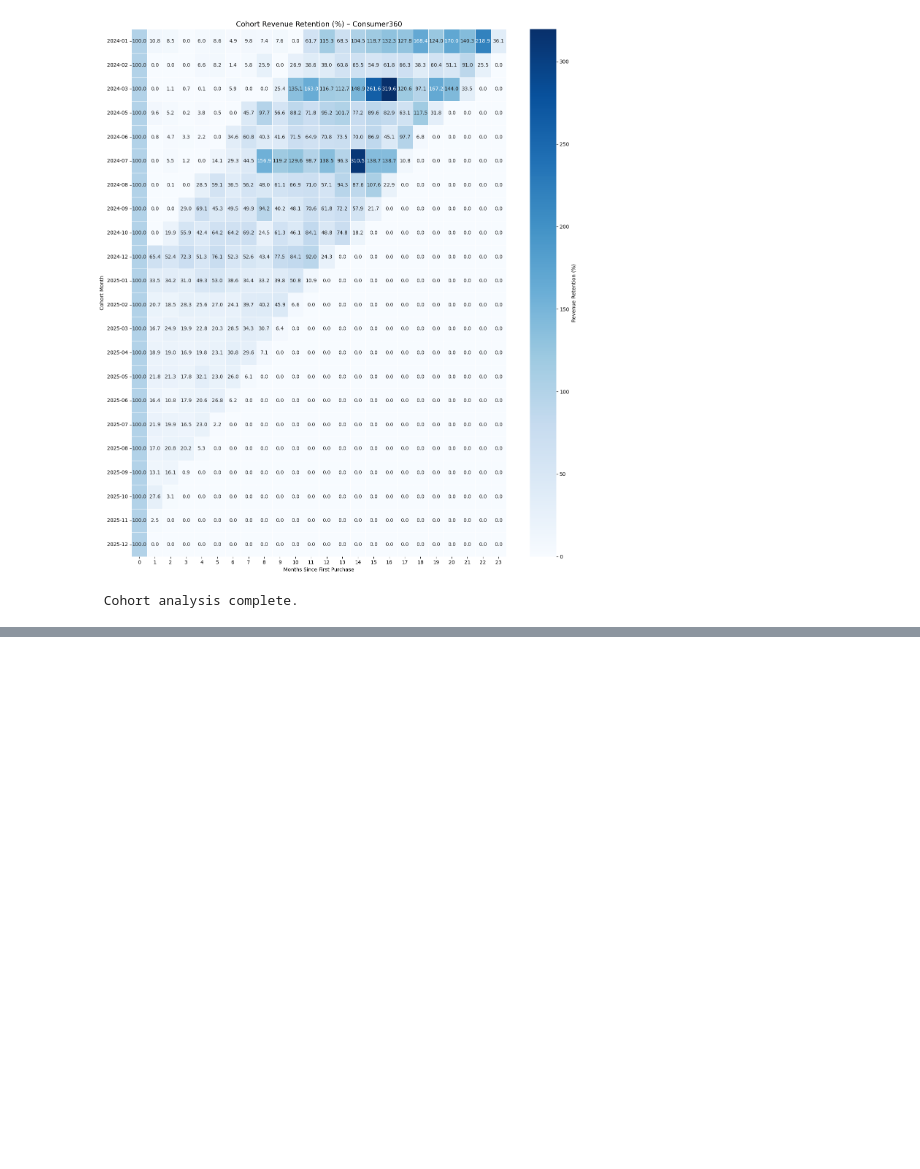
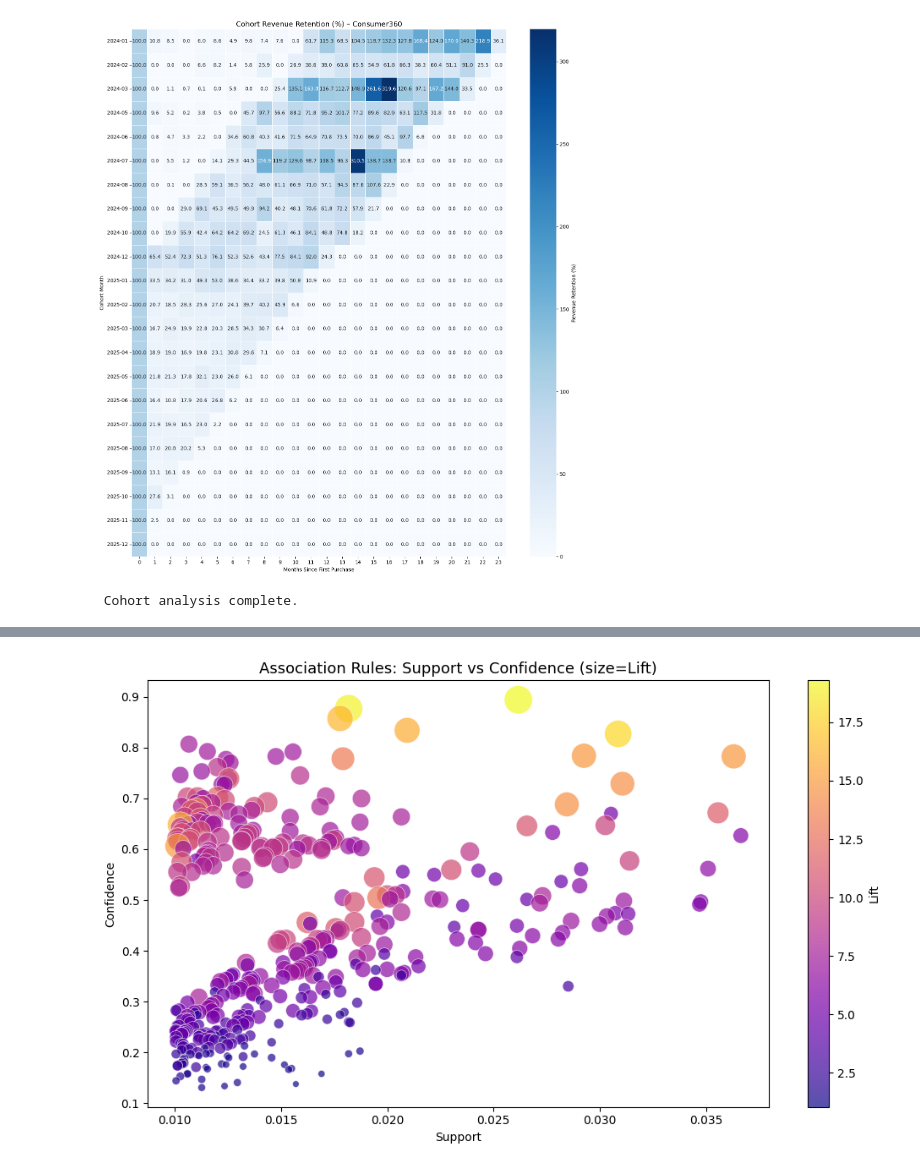
Before and after one commit to anubrata2209/Consumer360, a Jupyter notebook: code.ipynb, the cells around one changed output, grey strips where cells are left out. Cells and saved outputs as stored; diff of their text form; code cells hidden in the pictures; blank space fills up the shorter version.

Commit message:
Finalized Consumer360 analytics: CLV model, churn prediction, RFM segmentation, and visual outputs

```diff
--- a/code.ipynb
+++ b/code.ipynb
@@ -441,7 +441,9 @@ print("=" * 55)
 =======================================================
 # %%
 #------------ Monthly Sales Trend with Month-over-Month (MoM) Growth ----------------
+df["InvoiceDate"] = pd.to_datetime(df["InvoiceDate"])
 
+df["Month"] = df["InvoiceDate"].dt.to_period("M").astype(str)
 monthly = (
     df.groupby("Month", sort=True)
       .agg(Revenue   = ("TotalPrice", "sum"),
@@ -1062,3 +1067,4 @@ memory usage: 41.9+ MB
 # Market Basket
 from mlxtend.frequent_patterns import apriori, association_rules
 from mlxtend.preprocessing import TransactionEncoder
+df_basket = df.copy()
@@ -1297,0 +1115,13 @@ Other                   383     6.130     0.420    16.250
+# %%
+# ── FPGrowth (faster than Apriori for large datasets) ────
+n_tx    = len(basket_bin)
+min_sup = max(0.01, 2 / n_tx)
+
+try:
+    freq_items = fpgrowth(basket_bin, min_support=min_sup,
+                          use_colnames=True)
+    print(f"\nFPGrowth: {len(freq_items):,} itemsets (min_support={min_sup:.3f})")
+except Exception:
+    freq_items = apriori(basket_bin, min_support=min_sup,
+                         use_colnames=True, max_len=3)
+    print(f"\nApriori fallback: {len(freq_items):,} itemsets")
@@ -1297,0 +1130,83 @@ Other                   383     6.130     0.420    16.250
+# %%
+from mlxtend.frequent_patterns import association_rules
+import matplotlib.pyplot as plt
+
+# ── 8e. Association Rules ─────────────────────────────────────
+if len(freq_items) > 0:
+    rules = association_rules(freq_items, metric="lift",
+                              min_threshold=1.0)
+    rules = rules.sort_values("lift", ascending=False)
+
+    rules["antecedents_str"] = rules["antecedents"].apply(
+        lambda x: ", ".join(list(x)))
+    rules["consequents_str"] = rules["consequents"].apply(
+        lambda x: ", ".join(list(x)))
+
+    print("\n── Top 10 Association Rules ─────────────────────────")
+    print(rules[["antecedents_str","consequents_str",
+                 "support","confidence","lift"]]
+          .head(10).to_string(index=False))
+
+    # ── 8f. Deduplicate A→B / B→A ────────────────────────────
+    rules["pair_key"] = rules.apply(
+        lambda r: frozenset(list(r["antecedents"]) +
+                            list(r["consequents"])), axis=1)
+    rules_deduped = (rules.sort_values("confidence", ascending=False)
+                          .drop_duplicates(subset="pair_key")
+                          .drop(columns="pair_key")
+                          .reset_index(drop=True))
+
+    print(f"\nRules before dedup: {len(rules):,}")
+    print(f"Rules after dedup : {len(rules_deduped):,}")
+
+    # ── 8g. Scatter plot ─────────────────────────────────────
+    fig, ax = plt.subplots(figsize=(10, 6))
+    scatter = ax.scatter(
+        rules_deduped["support"], rules_deduped["confidence"],
+        c=rules_deduped["lift"], cmap="plasma",
+        s=rules_deduped["lift"] * 30, alpha=0.7,
+        edgecolors="white", linewidth=0.5
+    )
+    plt.colorbar(scatter, ax=ax, label="Lift")
+    ax.set_xlabel("Support");  ax.set_ylabel("Confidence")
+    ax.set_title("Association Rules: Support vs Confidence (size=Lift)",
+                 fontsize=13)
+    plt.tight_layout()
+    plt.savefig("market_basket_rules.png", dpi=150)
+    plt.show()
+
+    # ── 8h. Business recommendations ─────────────────────────
+    print("\n" + "=" * 60)
+    print("  MARKET BASKET — BUSINESS RECOMMENDATIONS")
+    print("=" * 60)
+
+    strong = rules_deduped[(rules_deduped["lift"] > 10) &
+                            (rules_deduped["confidence"] > 0.6)]
+    medium = rules_deduped[(rules_deduped["lift"].between(3, 10)) &
+                            (rules_deduped["confidence"] > 0.5)]
+
+    print(f"  Strong rules (lift>10, conf>0.6) : {len(strong):,}")
+    print(f"  Medium rules (lift 3–10, conf>0.5): {len(medium):,}")
+    print(f"  Total rules                       : {len(rules_deduped):,}")
+
+    print("\n── Top 3 Actionable Bundles ─────────────────────────")
+    seen = set();  count = 0
+    for _, row in rules_deduped.iterrows():
+        key = frozenset(list(row["antecedents"]) + list(row["consequents"]))
+        if key not in seen:
+            seen.add(key)
+            print(f"\nBundle {count+1}:")
+            print(f"  Buy : {row['antecedents_str']}")
+            print(f"  Also: {row['consequents_str']}")
+            print(f"  Confidence: {row['confidence']:.1%}  |  Lift: {row['lift']:.1f}")
+            count += 1
+        if count == 3: break
+
+    rules_deduped[["antecedents_str","consequents_str",
+                   "support","confidence","lift"]].head(20)\
+        .to_csv("top_association_rules.csv", index=False)
+    print("\n  Market basket analysis complete.")
+else:
+    print(" No frequent itemsets found. Lower min_support.")
+    rules_deduped = pd.DataFrame()
+# %% [output]
@@ -1297,0 +1228 @@ Other                   383     6.130     0.420    16.250
+[figure, added]
```
Also changed, not shown: parts of 43 cells of this notebook, 4 other files.
